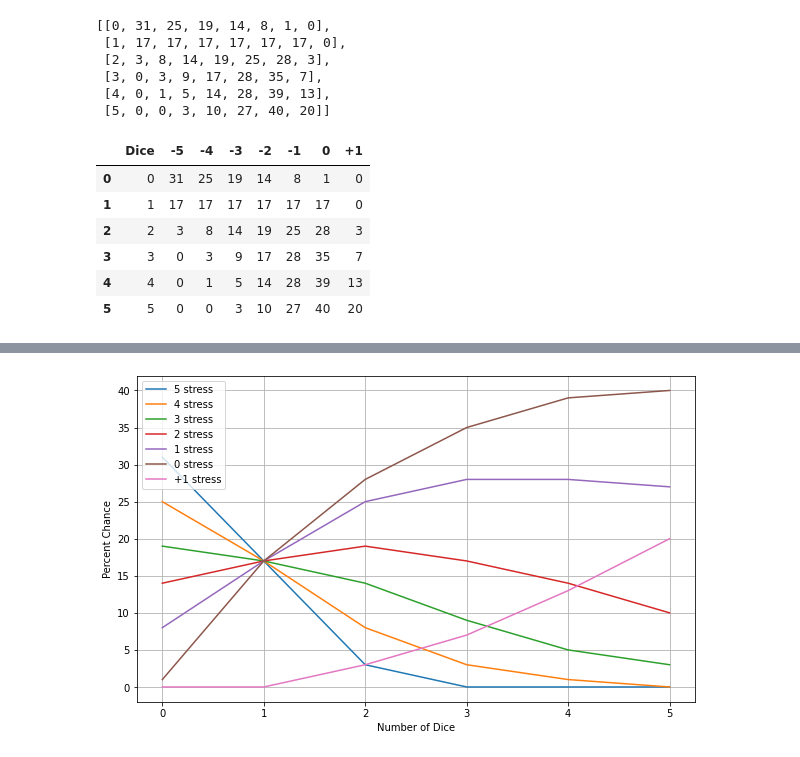
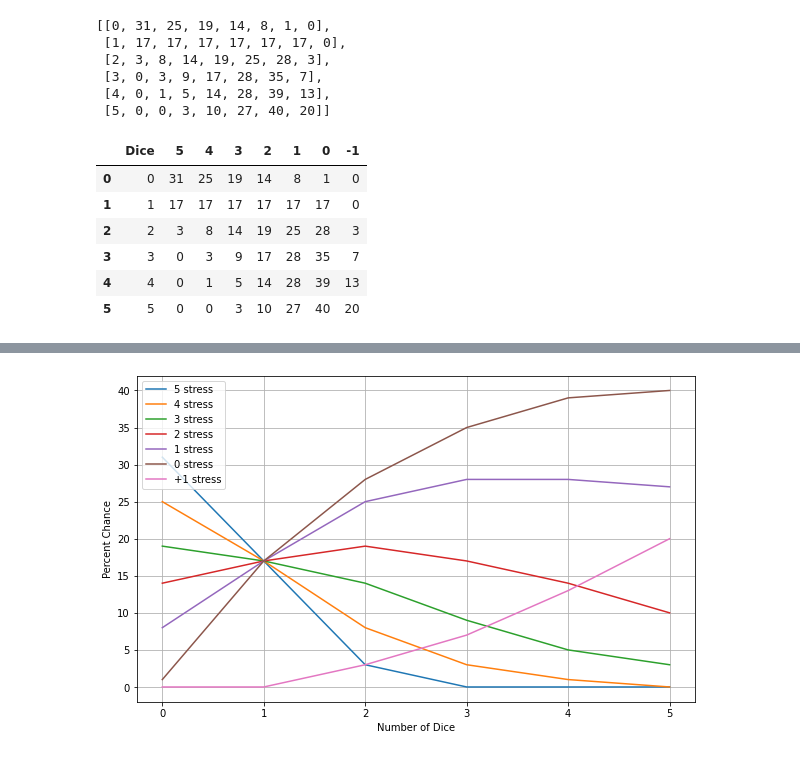
Before and after one commit to jhilberdink/Blades-in-the-Dark-Math, a Jupyter notebook: BitD_Math.ipynb, the cells around one changed output, grey strips where cells are left out. Cells and saved outputs as stored; diff of their text form; code cells hidden in the pictures.

```diff
--- a/BitD Math.ipynb
+++ b/BitD_Math.ipynb
@@ -207,10 +225,10 @@ all_resist_results
  [4, 0, 1, 5, 14, 28, 39, 13],
  [5, 0, 0, 3, 10, 27, 40, 20]]
 # %%
-resist_df = pd.DataFrame(all_resist_results, columns=['Dice', '-5', '-4', '-3', '-2', '-1', '0', '+1'])
+resist_df = pd.DataFrame(all_resist_results, columns=['Dice', '5', '4', '3', '2', '1', '0', '-1'])
 resist_df
 # %% [output]
-|  | Dice | -5 | -4 | -3 | -2 | -1 | 0 | +1 |
+|  | Dice | 5 | 4 | 3 | 2 | 1 | 0 | -1 |
 | 0 | 0 | 31 | 25 | 19 | 14 | 8 | 1 | 0 |
 | 1 | 1 | 17 | 17 | 17 | 17 | 17 | 17 | 0 |
 | 2 | 2 | 3 | 8 | 14 | 19 | 25 | 28 | 3 |
```
Also changed, not shown: parts of 7 cells of this notebook, 1 other file.
